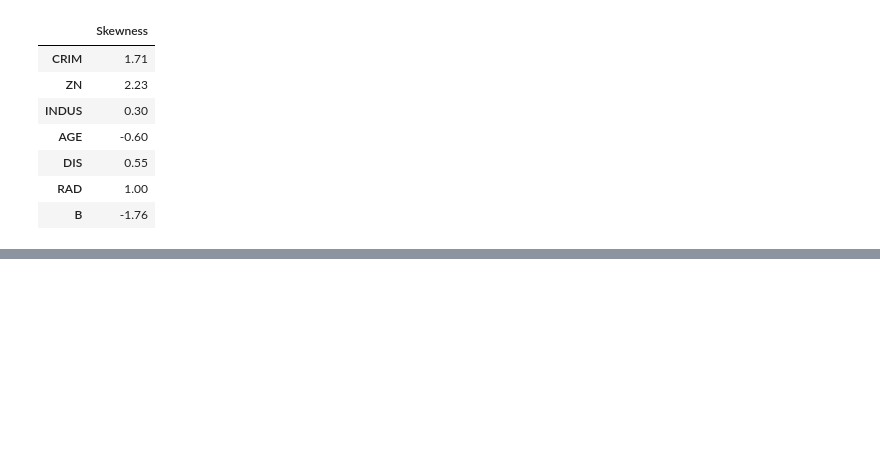
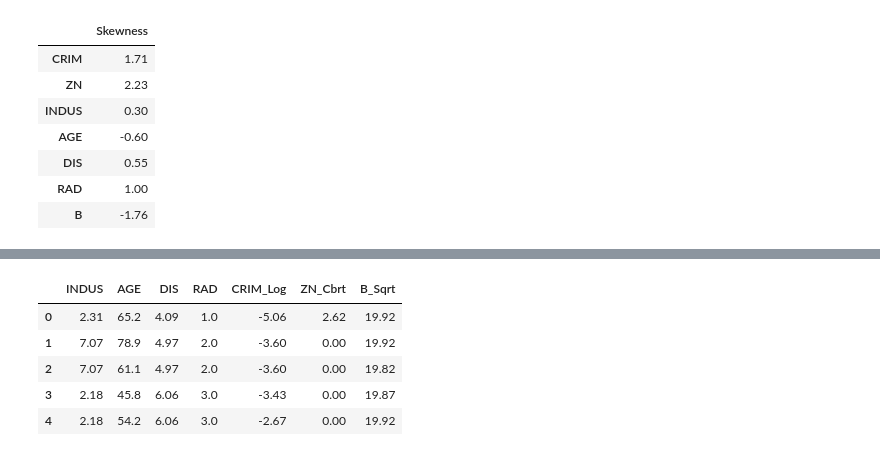
Before and after one commit to sandipanpaul21/Machine-Learning-in-Python-Code, a Jupyter notebook: 07_Simple_and_Multiple_Regression.ipynb, the cells around one changed output, grey strips where cells are left out. Saved outputs shown, nothing was run; the diff lists cells and outputs as text; code cells hidden in the pictures; blank space fills up the shorter version.

```diff
--- a/07_Simple_and_Multiple_Regression.ipynb
+++ b/07_Simple_and_Multiple_Regression.ipynb
@@ -590,0 +609,25 @@ independent_variables.head()
+# %%
+# B Variable
+
+# Log Transformation
+B_Log = np.log(independent_variables['B'])
+
+# Square Root Transformation
+B_sqrt = np.sqrt(independent_variables['B'])
+
+# Cube Root Transformation
+B_cbrt = np.cbrt(independent_variables['B'])
+
+# Box Cox Transformation
+from scipy import stats
+B_BoxCox = stats.boxcox(independent_variables['B'])[0]
+Variable = pd.Series(B_BoxCox)
+
+print("Comparing all Skewness values")
+print(pd.DataFrame([independent_variables['B'].skew(),B_Log.skew(),B_sqrt.skew(),B_cbrt.skew(),Variable.skew()],
+             index=['Normal','Log','Square Root','Cube Root','Box Cox'],
+             columns = ["Skewness"]))
+
+# Inference : Best transformations is Box Cox Transformation (Approx to zero)
+# But avoiding Box Cox because it give values e raise to, second best is Square Root Transformation
+independent_variables['B_Sqrt'] = B_sqrt
@@ -590,0 +642,16 @@ independent_variables.head()
+# %%
+# Removing variables (raw variables) which are transformed
+
+# Removing variables
+independent_variables = independent_variables.drop(['CRIM', 'ZN', 'B'], axis = 1)
+
+# Round to 2 decimal point
+independent_variables = independent_variables.round(2)
+independent_variables.head()
+# %% [output]
+|  | INDUS | AGE | DIS | RAD | CRIM_Log | ZN_Cbrt | B_Sqrt |
+| 0 | 2.31 | 65.2 | 4.09 | 1.0 | -5.06 | 2.62 | 19.92 |
+| 1 | 7.07 | 78.9 | 4.97 | 2.0 | -3.60 | 0.00 | 19.92 |
+| 2 | 7.07 | 61.1 | 4.97 | 2.0 | -3.60 | 0.00 | 19.82 |
+| 3 | 2.18 | 45.8 | 6.06 | 3.0 | -3.43 | 0.00 | 19.87 |
+| 4 | 2.18 | 54.2 | 6.06 | 3.0 | -2.67 | 0.00 | 19.92 |
```
Also changed, not shown: parts of 12 cells of this notebook.
